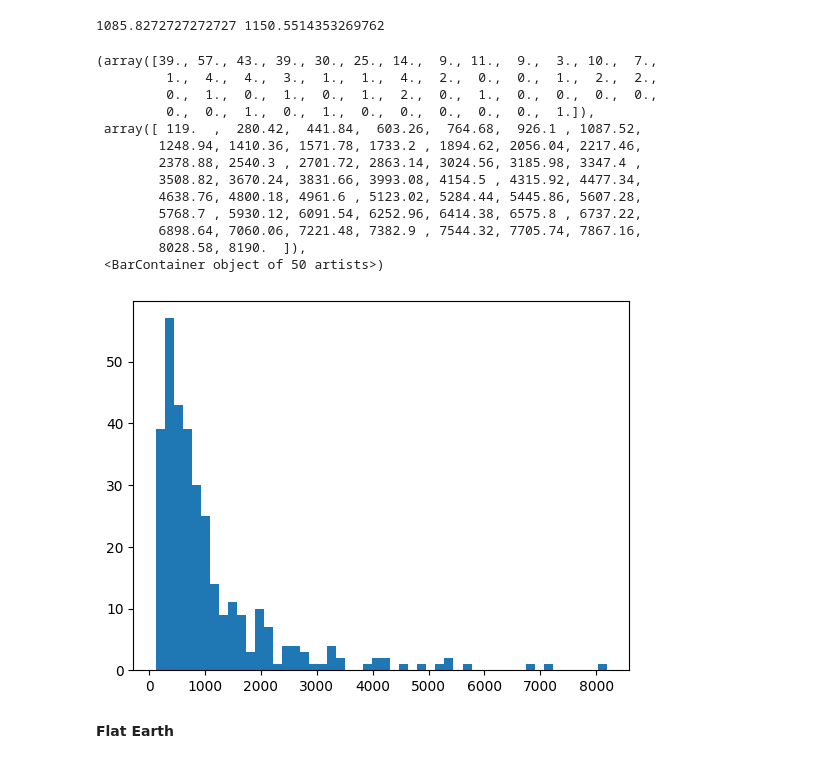
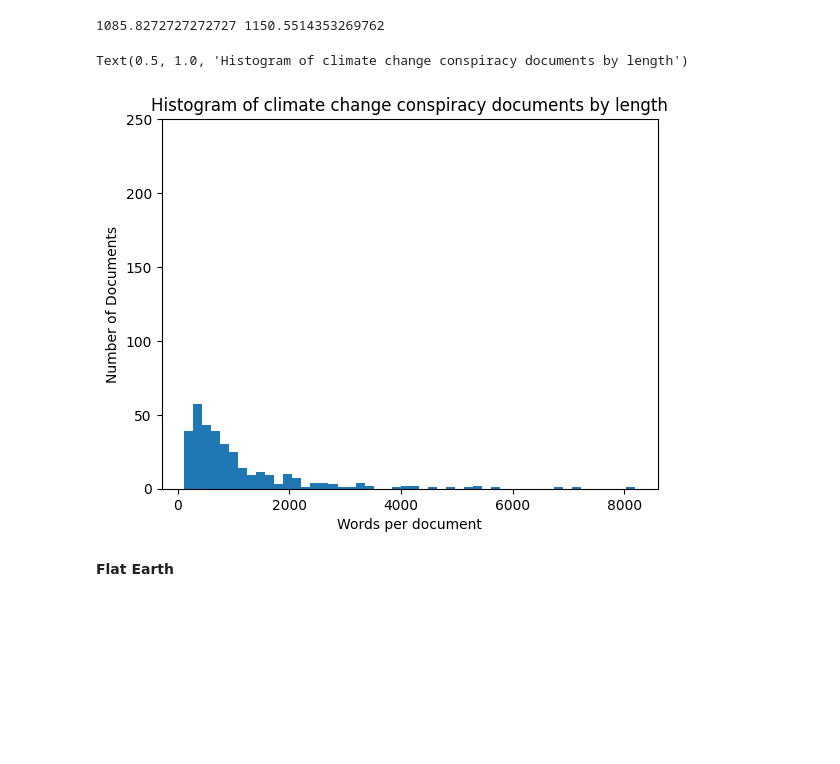
Before and after one commit to linkuew/ct_identify, a Jupyter notebook: code/data_stats_extra.ipynb, the cells around one changed output. Saved outputs shown, nothing was run; the diff lists cells and outputs as text; code cells hidden in the pictures; blank space fills up the shorter version.

```diff
--- a/code/data_stats_extra.ipynb
+++ b/code/data_stats_extra.ipynb
@@ -77,22 +71,17 @@ print(ccmean, ccstdev)
 # %% [output]
 1085.8272727272727 1150.5514353269762
 # %%
-plt.hist(cclens, bins=50)
+fig, ax = plt.subplots()
+
+ax.hist(cclens, bins=50)
+ax.set_ylim(0, 250)
+ax.set_xticks([0,2000,4000,6000,8000])
+ax.set_ylabel("Number of Documents")
+ax.set_xlabel("Words per document")
+ax.set_title("Histogram of " + "climate change" + " " + "conspiracy" + " documents by length")
 # %% [output]
-(array([39., 57., 43., 39., 30., 25., 14.,  9., 11.,  9.,  3., 10.,  7.,
-         1.,  4.,  4.,  3.,  1.,  1.,  4.,  2.,  0.,  0.,  1.,  2.,  2.,
-         0.,  1.,  0.,  1.,  0.,  1.,  2.,  0.,  1.,  0.,  0.,  0.,  0.,
-         0.,  0.,  1.,  0.,  1.,  0.,  0.,  0.,  0.,  0.,  1.]),
- array([ 119.  ,  280.42,  441.84,  603.26,  764.68,  926.1 , 1087.52,
-        1248.94, 1410.36, 1571.78, 1733.2 , 1894.62, 2056.04, 2217.46,
-        2378.88, 2540.3 , 2701.72, 2863.14, 3024.56, 3185.98, 3347.4 ,
-        3508.82, 3670.24, 3831.66, 3993.08, 4154.5 , 4315.92, 4477.34,
-        4638.76, 4800.18, 4961.6 , 5123.02, 5284.44, 5445.86, 5607.28,
-        5768.7 , 5930.12, 6091.54, 6252.96, 6414.38, 6575.8 , 6737.22,
-        6898.64, 7060.06, 7221.48, 7382.9 , 7544.32, 7705.74, 7867.16,
-        8028.58, 8190.  ]),
- <BarContainer object of 50 artists>)
+Text(0.5, 1.0, 'Histogram of climate change conspiracy documents by length')
-[figure, old version]
+[figure, new version]
 # %% [markdown]
 **Flat Earth**
 # %%
```
Also changed, not shown: parts of 6 cells of this notebook.
